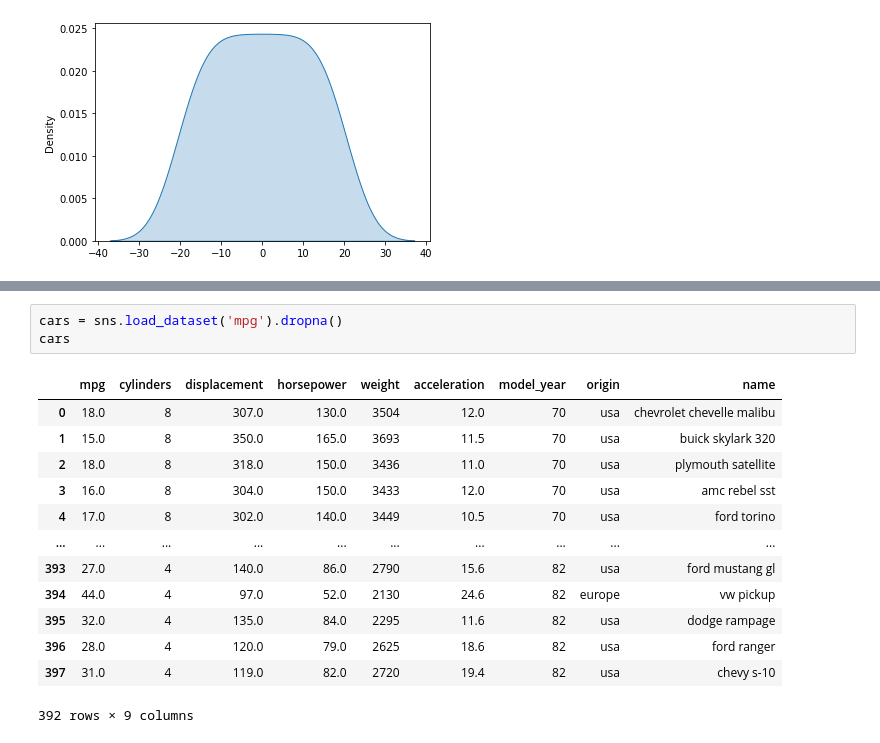
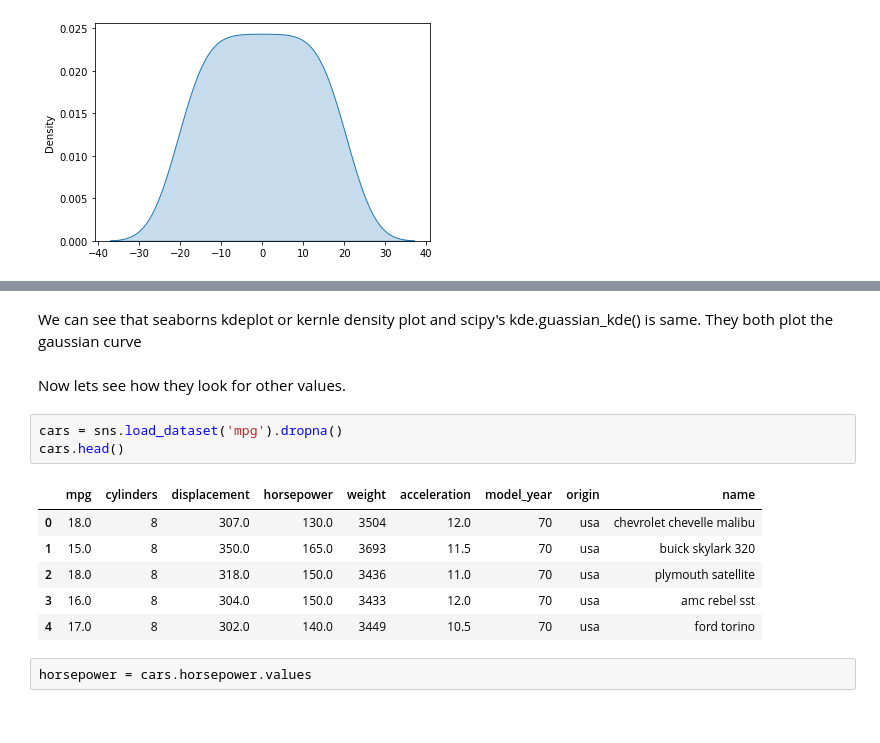
Before and after one commit to shoabahamed/khanacademy-statistics-and-probability, a Jupyter notebook: plotting_normal_distribution_graph.ipynb, the cells around one changed output, grey strips where cells are left out. Saved outputs shown, nothing was run; the diff lists cells and outputs as text.

```diff
--- a/plotting_normal_distribution_graph.ipynb
+++ b/plotting_normal_distribution_graph.ipynb
@@ -77,17 +89,16 @@ sns.kdeplot(datas, shade=True)
+# %% [markdown]
+<P>We can see that seaborns kdeplot or kernle density plot and scipy's kde.guassian_kde() is same. They both plot the gaussian curve</p>
+# %% [markdown]
+Now lets see how they look for other values.
 # %%
 cars = sns.load_dataset('mpg').dropna()
-cars
+cars.head()
 # %% [output]
 |  | mpg | cylinders | displacement | horsepower | weight | acceleration | model_year | origin | name |
 | 0 | 18.0 | 8 | 307.0 | 130.0 | 3504 | 12.0 | 70 | usa | chevrolet chevelle malibu |
 | 1 | 15.0 | 8 | 350.0 | 165.0 | 3693 | 11.5 | 70 | usa | buick skylark 320 |
 | 2 | 18.0 | 8 | 318.0 | 150.0 | 3436 | 11.0 | 70 | usa | plymouth satellite |
 | 3 | 16.0 | 8 | 304.0 | 150.0 | 3433 | 12.0 | 70 | usa | amc rebel sst |
 | 4 | 17.0 | 8 | 302.0 | 140.0 | 3449 | 10.5 | 70 | usa | ford torino |
-| ... | ... | ... | ... | ... | ... | ... | ... | ... | ... |
-| 393 | 27.0 | 4 | 140.0 | 86.0 | 2790 | 15.6 | 82 | usa | ford mustang gl |
-| 394 | 44.0 | 4 | 97.0 | 52.0 | 2130 | 24.6 | 82 | europe | vw pickup |
-| 395 | 32.0 | 4 | 135.0 | 84.0 | 2295 | 11.6 | 82 | usa | dodge rampage |
-| 396 | 28.0 | 4 | 120.0 | 79.0 | 2625 | 18.6 | 82 | usa | ford ranger |
-| 397 | 31.0 | 4 | 119.0 | 82.0 | 2720 | 19.4 | 82 | usa | chevy s-10 |
-392 rows × 9 columns
+# %%
+horsepower = cars.horsepower.values
```
Also changed, not shown: parts of 16 cells of this notebook.
